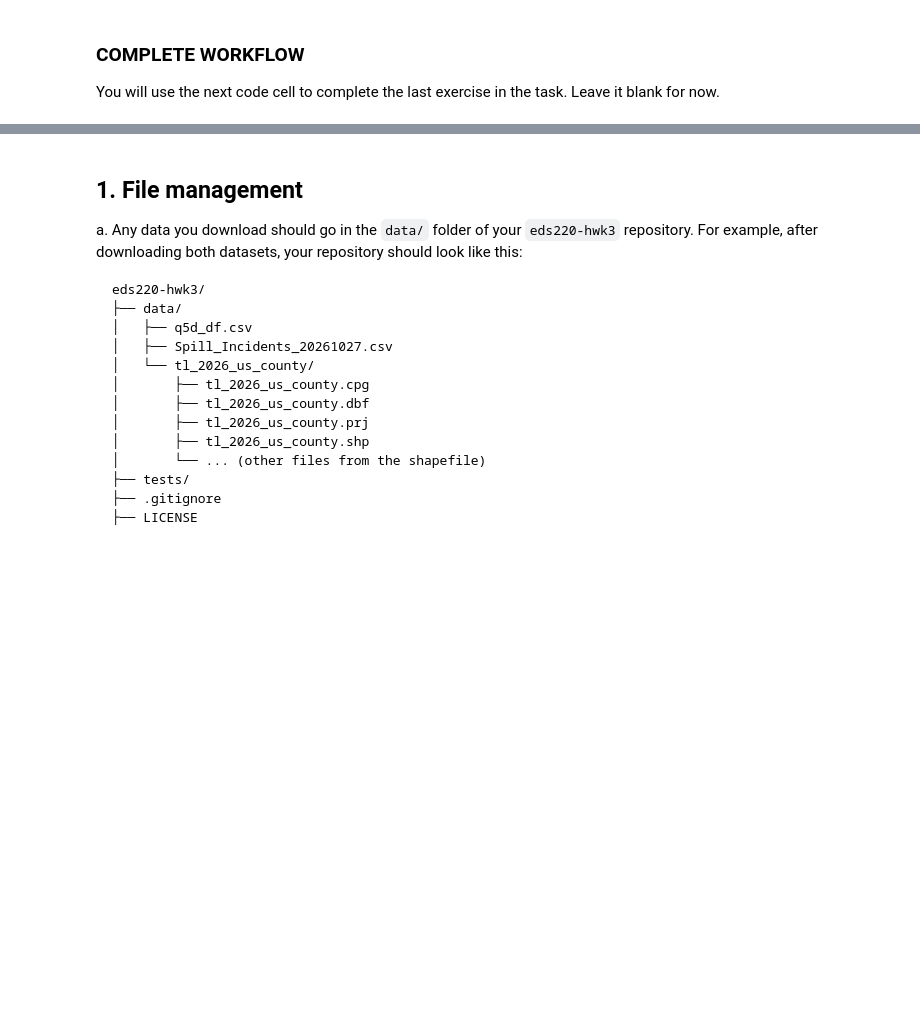
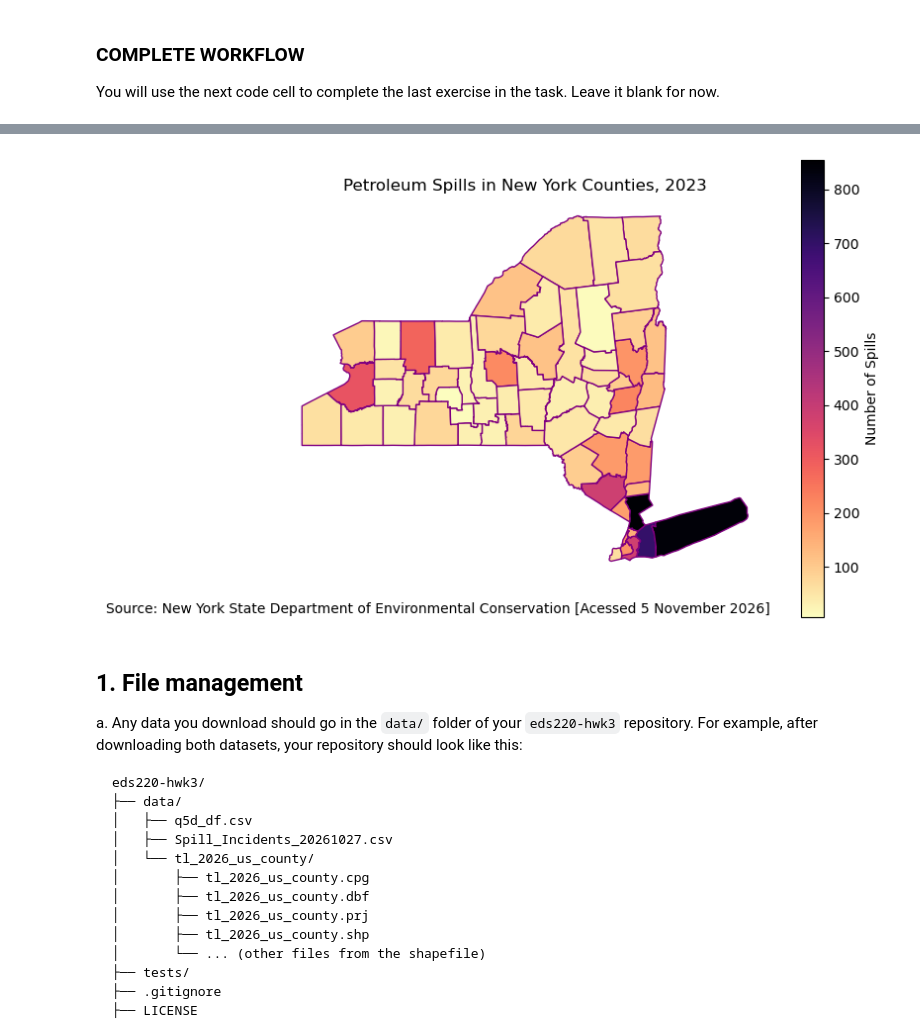
Before and after one commit to edengonzalezz/eds220-hwk3, a Jupyter notebook: hwk3-task2-spills.ipynb, the cells around one changed output, grey strips where cells are left out. Drawn from its saved outputs; the diff is of its cells as text; code cells hidden in the pictures; blank space fills up the shorter version.

```diff
--- a/hwk3-task2-spills.ipynb
+++ b/hwk3-task2-spills.ipynb
@@ -47,0 +46,98 @@ You will use the next code cell to complete the last exercise in the task. Leave
+# %%
+# FINAL CODE
+
+import os
+import numpy as np
+import pandas as pd
+import matplotlib.pyplot as plt
+import geopandas as gpd
+
+
+fp = os.path.join('data','Spill_Incidents_20261102.csv')
+spills = pd.read_csv(fp)
+
+fp = os.path.join('data','tl_2026_us_county', 'tl_2026_us_county.shp')
+counties = gpd.read_file(fp)
+
+
+# Transform all column names into proper snake case
+spills.columns = spills.columns.str.lower().str.replace(' ', '_')
+
+# Inspect column names
+spills.columns
+
+
+# Update columns with dates (spill_date, close_date, received_date) into dates
+
+# Create list of columns that need to be transformed into dates
+date_columns = ['spill_date', 'close_date', 'received_date']
+# Create a look to transform columns
+for column in date_columns:
+    spills[column] = pd.to_datetime(spills[column])
+    assert pd.api.types.is_datetime64_any_dtype(spills[column])
+
+# Remove commas and transform column into numeric values (decimals)
+spills['quantity'] = spills['quantity'].str.replace(',', '').astype('float64')
+spills['recovered'] = spills['recovered'].str.replace(',', '').astype('float64')
+
+
+# Select data about petroleum spills that took place between January 1 and December 31, 2023
+petr_23 = spills[(spills['spill_date'].between('2023-01-01', '2023-12-31')) & (spills['material_family'] == 'Petroleum')]
+
+# New dataframe with the number of petroleum spills per county from January to December 2023.
+spills_per_county = petr_23.groupby('county')['spill_number'].nunique().reset_index(name='n_spills')
+
+
+# Tranform column names for simplified wrangling
+counties.columns = counties.columns.str.lower()
+
+
+# New data frame (with an associated geometry) that only contains data from NY state
+ny_counties = counties[counties['statefp'] == '36']
+
+
+# Update St Lawrence
+spills_per_county.loc[spills_per_county['county'] == 'St Lawrence', 'county'] = 'St. Lawrence'
+
+
+
+# Update the 'name' column in ny_counties so that it has a column in common with spills_per_county
+ny_counties = ny_counties.rename(columns={'name':'county'}).copy()
+
+
+
+# Replace the naming convention for one of the rows
+spills_per_county['county'] = spills_per_county['county'].replace('Onondaga Indian Reservation', 'Onondaga')
+spills_per_county['county'] = spills_per_county['county'].replace('Tuscarora Indian Reservation', 'Niagara')
+
+spills_per_county = spills_per_county.groupby('county').sum()
+
+
+
+# Inner join ny_counties and spills_per_county on the 'county' column
+ny_spills = ny_counties.merge(spills_per_county,
+                                   how='inner',
+                                   on='county')
+
+
+fig, ax = plt.subplots(figsize=(8,6))
+
+ax.axis('off')
+
+ny_spills.plot(ax = ax,
+                      column='n_spills', #Indicates which column to color by
+                      legend=True,
+                      cmap='magma_r',
+                      edgecolor='purple',
+                      legend_kwds={
+                          "label":"Number of Spills"
+                      })
+
+ax.annotate(text = 'Source: New York State Department of Environmental Conservation [Acessed 5 November 2026]',
+            xy=(1, -0.1),
+            xycoords='axes fraction',
+            horizontalalignment='right',
+            verticalalignment='bottom')
+
+ax.set_title('Petroleum Spills in New York Counties, 2023')
+# %% [output]
@@ -48,3 +145,4 @@ You will use the next code cell to complete the last exercise in the task. Leave
+[figure, added]
 # %% [markdown]
 ## 1. File management
 a. Any data you download should go in the `data/` folder of your `eds220-hwk3` repository. For example, after downloading both datasets, your repository should look like this:
```
Also changed, not shown: parts of 25 cells of this notebook.
